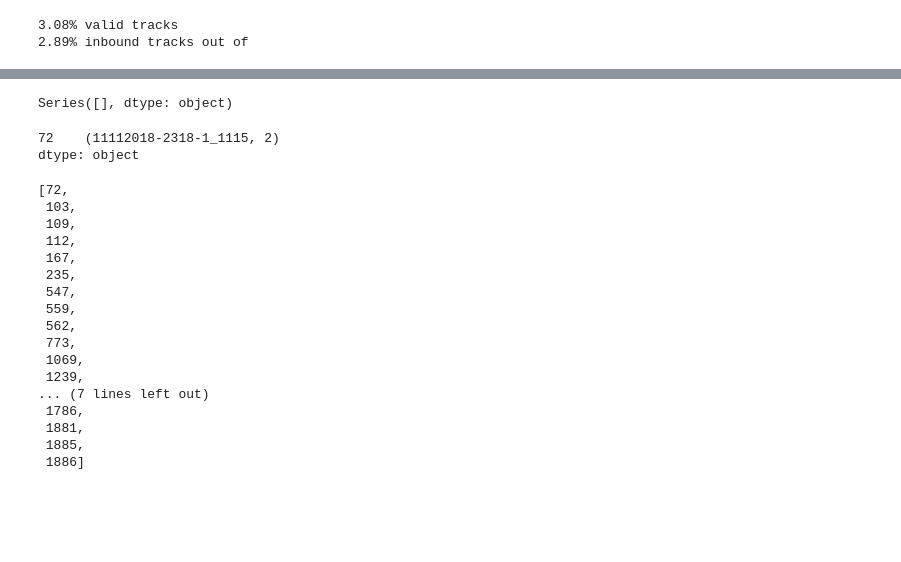
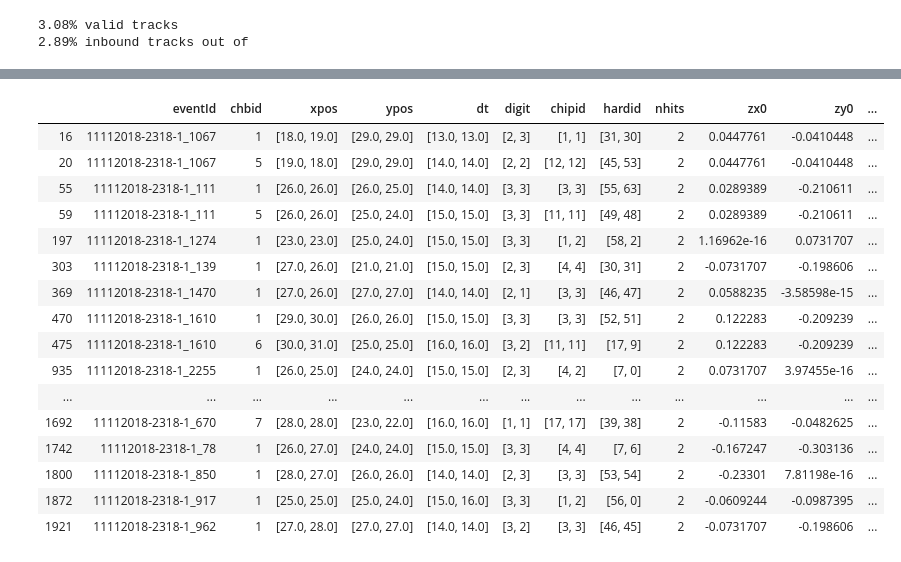
Before and after one commit to dansichi/RPWELL_SDHCAL_analysis, a Jupyter notebook: Untitled.ipynb, the cells around one changed output, grey strips where cells are left out. Saved outputs shown, nothing was run; the diff lists cells and outputs as text; code cells hidden in the pictures; blank space fills up the shorter version.

```diff
--- a/Untitled.ipynb
+++ b/Untitled.ipynb
@@ -718,0 +729,5 @@ print("{:.2%} events with up to 2 adjacent hits per layer".format(len(df_mip)/le
+# %%
+df_mip_evt = df_mip.groupby(dataId).agg(lambda x: len(set(x)))
+valid_trks = df_mip_evt[df_mip_evt['chbid'] > Nchb-2].index.tolist()
+df_mip = df_mip[df_mip[dataId].isin(valid_trks)]
+print('{:.2%} valid tracks'.format(len(valid_trks)/len(df_batch.eventId.unique().tolist())))
@@ -718,0 +736,8 @@ print("{:.2%} events with up to 2 adjacent hits per layer".format(len(df_mip)/le
+# %%
+# preparing for fit
+tofit = df_mip.groupby(dataId).agg(lambda x: x.tolist())[['chbid', 'xpos', 'ypos', 'nhits']]
+tofit_xyz = tofit.loc[:, ['xpos', 'ypos']].applymap(lambda x: np.concatenate(np.array(x)).ravel())
+tofit_z = pd.DataFrame({'z':list(zip(tofit.chbid, tofit.nhits)), dataId: tofit.index.tolist()})
+tofit_z.set_index(dataId, inplace=True)
+tofit_xyz.loc[:, 'chbid'] = tofit_z['z'].agg(lambda x: np.concatenate(np.array([[x[0][i]]*x[1][i]\
+                                     for i in range(len(x[0]))])).ravel())
@@ -718,0 +777,3 @@ print("{:.2%} events with up to 2 adjacent hits per layer".format(len(df_mip)/le
+# %%
+df_mips = df_batch[df_batch[dataId].isin(tofit_xyz[tofit_xyz.inbound].index.tolist())]
+df_mips
@@ -718,0 +796,16 @@ print("{:.2%} events with up to 2 adjacent hits per layer".format(len(df_mip)/le
+# %%
+eff = {}
+pool = {}
+mult = {}
+df_mips['cl_members'] = ""
+# Filtering the hits in each layer to contain only relevant cluster hits
+for i in range(df_mips.shape[0]):
+    p = [df_mips.zx0.iloc[i]*df_mips.chbid.iloc[i] + df_mips.zx1.iloc[i],
+        df_mips.zy0.iloc[i]*df_mips.chbid.iloc[i] + df_mips.zy1.iloc[i]]
+    # print('chamber: {}'.format(df_mips.chbid.iloc[i]))
+    # print("x: {}".format(df_mips.xpos.iloc[i]))
+    # print("y: {}".format(df_mips.ypos.iloc[i]))
+    cl = cluster(df_mips.xpos.iloc[i], df_mips.ypos.iloc[i])
+    # cl.seeding(p, 5)
+    df_mips['cl_members'].iloc[i] = cl.cluster(p, 2)
+# print( df_mips['cl_members'])
@@ -719,29 +825,20 @@ print("{:.2%} events with up to 2 adjacent hits per layer".format(len(df_mip)/le
 # %%
-df_mip_evtchb[df_mip_evtchb.apply(lambda x: x in no_mip)]
+df_mips[df_mips.cl_members.apply(lambda x: len(x)>1)]
 # %% [output]
-Series([], dtype: object)
+|  | eventId | chbid | xpos | ypos | dt | digit | chipid | hardid | nhits | zx0 | zy0 | ... |
+| 16 | 11112018-2318-1_1067 | 1 | [18.0, 19.0] | [29.0, 29.0] | [13.0, 13.0] | [2, 3] | [1, 1] | [31, 30] | 2 | 0.0447761 | -0.0410448 | ... |
+| 20 | 11112018-2318-1_1067 | 5 | [19.0, 18.0] | [29.0, 29.0] | [14.0, 14.0] | [2, 2] | [12, 12] | [45, 53] | 2 | 0.0447761 | -0.0410448 | ... |
+| 55 | 11112018-2318-1_111 | 1 | [26.0, 26.0] | [26.0, 25.0] | [14.0, 14.0] | [3, 3] | [3, 3] | [55, 63] | 2 | 0.0289389 | -0.210611 | ... |
+| 59 | 11112018-2318-1_111 | 5 | [26.0, 26.0] | [25.0, 24.0] | [15.0, 15.0] | [3, 3] | [11, 11] | [49, 48] | 2 | 0.0289389 | -0.210611 | ... |
+| 197 | 11112018-2318-1_1274 | 1 | [23.0, 23.0] | [25.0, 24.0] | [15.0, 15.0] | [3, 3] | [1, 2] | [58, 2] | 2 | 1.16962e-16 | 0.0731707 | ... |
+| 303 | 11112018-2318-1_139 | 1 | [27.0, 26.0] | [21.0, 21.0] | [15.0, 15.0] | [2, 3] | [4, 4] | [30, 31] | 2 | -0.0731707 | -0.198606 | ... |
+| 369 | 11112018-2318-1_1470 | 1 | [27.0, 26.0] | [27.0, 27.0] | [14.0, 14.0] | [2, 1] | [3, 3] | [46, 47] | 2 | 0.0588235 | -3.58598e-15 | ... |
+| 470 | 11112018-2318-1_1610 | 1 | [29.0, 30.0] | [26.0, 26.0] | [15.0, 15.0] | [3, 3] | [3, 3] | [52, 51] | 2 | 0.122283 | -0.209239 | ... |
+| 475 | 11112018-2318-1_1610 | 6 | [30.0, 31.0] | [25.0, 25.0] | [16.0, 16.0] | [3, 2] | [11, 11] | [17, 9] | 2 | 0.122283 | -0.209239 | ... |
+| 935 | 11112018-2318-1_2255 | 1 | [26.0, 25.0] | [24.0, 24.0] | [15.0, 15.0] | [2, 3] | [4, 2] | [7, 0] | 2 | 0.0731707 | 3.97455e-16 | ... |
+| ... | ... | ... | ... | ... | ... | ... | ... | ... | ... | ... | ... | ... |
+| 1692 | 11112018-2318-1_670 | 7 | [28.0, 28.0] | [23.0, 22.0] | [16.0, 16.0] | [1, 1] | [17, 17] | [39, 38] | 2 | -0.11583 | -0.0482625 | ... |
+| 1742 | 11112018-2318-1_78 | 1 | [26.0, 27.0] | [24.0, 24.0] | [15.0, 15.0] | [3, 3] | [4, 4] | [7, 6] | 2 | -0.167247 | -0.303136 | ... |
+| 1800 | 11112018-2318-1_850 | 1 | [28.0, 27.0] | [26.0, 26.0] | [14.0, 14.0] | [2, 3] | [3, 3] | [53, 54] | 2 | -0.23301 | 7.81198e-16 | ... |
+| 1872 | 11112018-2318-1_917 | 1 | [25.0, 25.0] | [25.0, 24.0] | [15.0, 16.0] | [3, 3] | [1, 2] | [56, 0] | 2 | -0.0609244 | -0.0987395 | ... |
+| 1921 | 11112018-2318-1_962 | 1 | [27.0, 28.0] | [27.0, 27.0] | [14.0, 14.0] | [3, 2] | [3, 3] | [46, 45] | 2 | -0.0731707 | -0.198606 | ... |
-# %%
-df_mip_evtchb[df_mip_evtchb == ('11112018-2318-1_1115', 2)]
-# %% [output]
-72    (11112018-2318-1_1115, 2)
-dtype: object
-# %%
-no_mip.index.tolist()
-# %% [output]
-[72,
- 103,
- 109,
- 112,
- 167,
- 235,
- 547,
- 559,
- 562,
- 773,
- 1069,
- 1239,
-... (7 lines left out)
- 1786,
- 1881,
- 1885,
- 1886]
```
Also changed, not shown: parts of 8 cells of this notebook, 3 other files.
